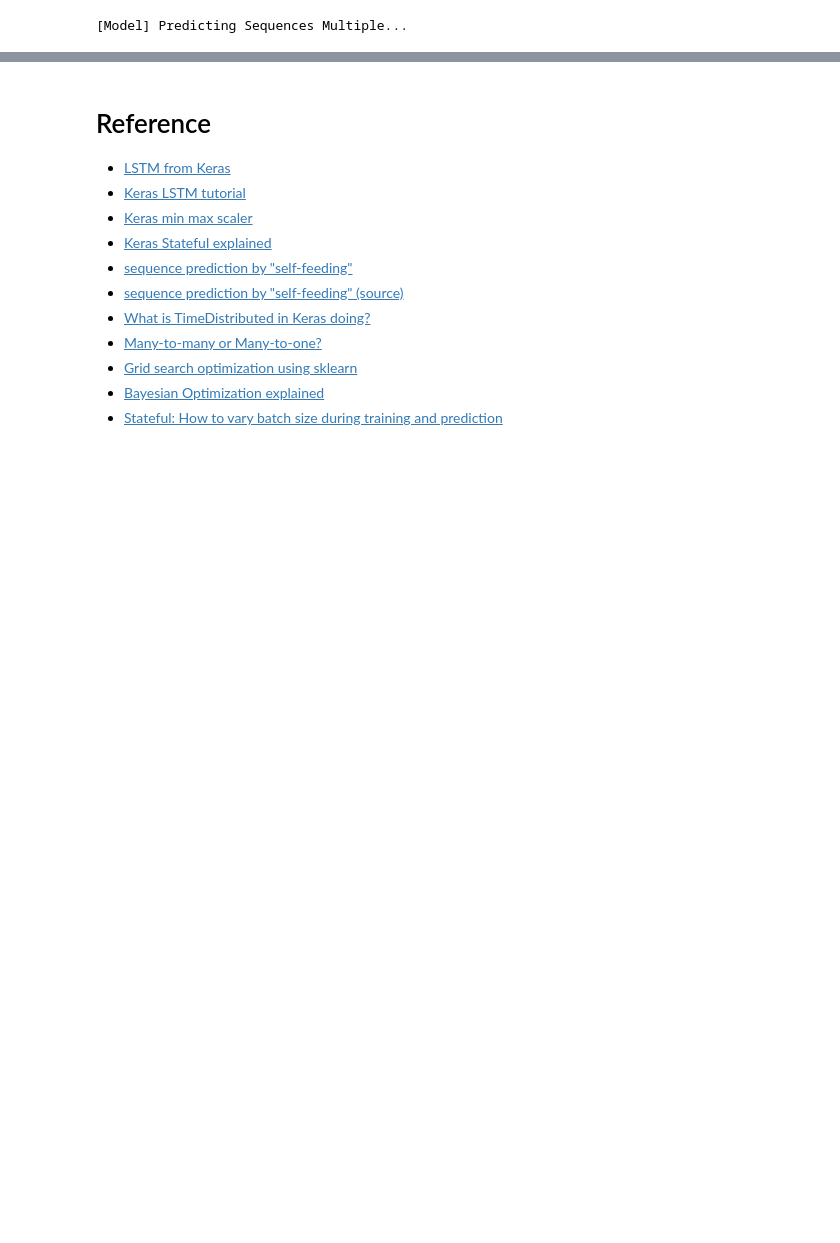
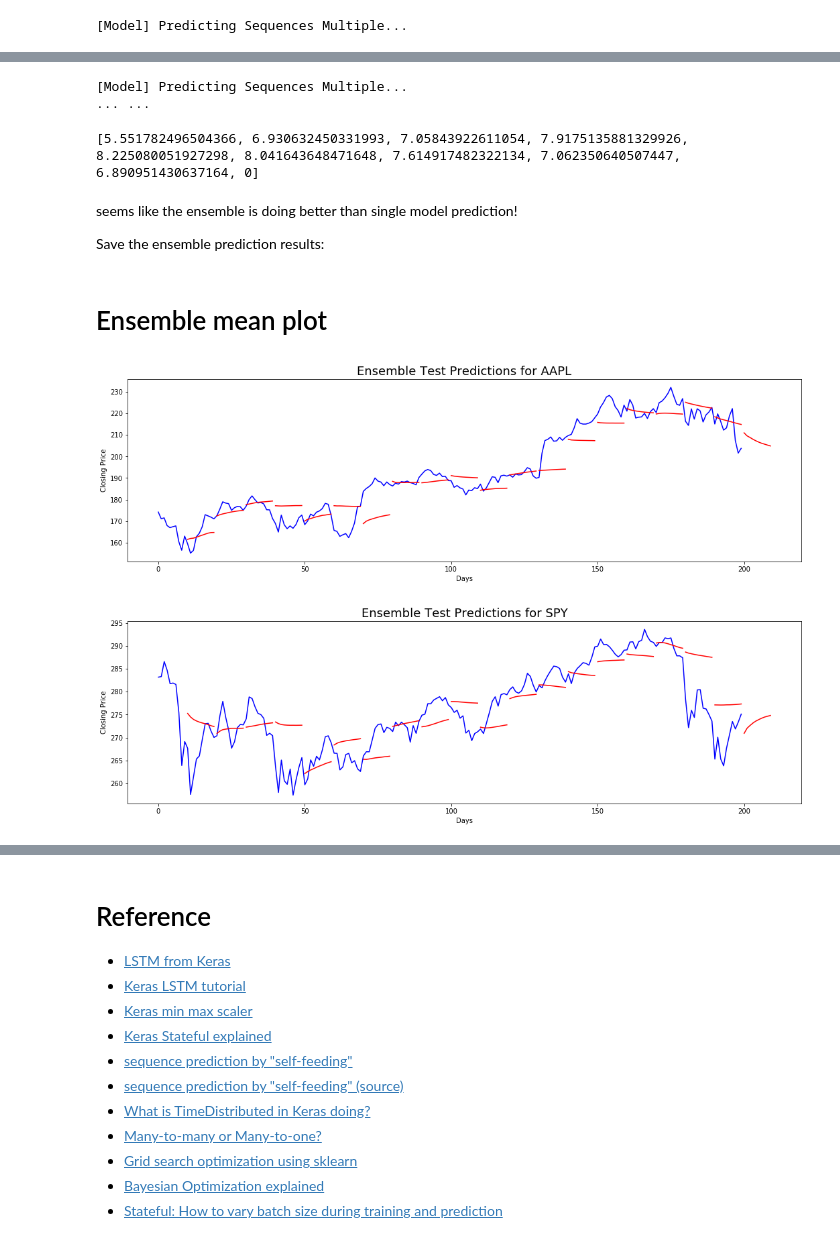
Before and after one commit to ginochen/LSTM_stock, a Jupyter notebook: LSTM_stock.ipynb, the cells around one changed output, grey strips where cells are left out. Drawn from its saved outputs; the diff is of its cells as text; code cells hidden in the pictures; blank space fills up the shorter version.

```diff
--- a/LSTM_stock.ipynb
+++ b/LSTM_stock.ipynb
@@ -286,0 +314,19 @@ plt.show()
+# %%
+nens = 30 # pick last 30 ensemble members/epochs
+y_ens = np.zeros((batchsize,prediction_len,ndim,nens))
+for i in range(nens): # obtain the ensemble
+    y_ens[:,:,:,i] = predict(200-i, prediction_len=10, window_size=1,test_data=test,batchsize=batchsize,ndim=ndim)
+# %% [output]
+[Model] Predicting Sequences Multiple...
+... ...
+# %%
+rms_ens = [0]*nsteps
+for i in range(nsteps-1):
+    rms_ens[i] = sqrt(mean_squared_error(x_inv[1:,i,0], y_ens[:-1,i,0,:].mean(axis=1))) # observation lag (last prediction lead) by one batch/10 steps
+print(rms_ens)
+# %% [output]
+[5.551782496504366, 6.930632450331993, 7.05843922611054, 7.9175135881329926, 8.225080051927298, 8.041643648471648, 7.614917482322134, 7.062350640507447, 6.890951430637164, 0]
+# %% [markdown]
+seems like the ensemble is doing better than single model prediction!
+
+Save the ensemble prediction results:
@@ -287,3 +339,28 @@ plt.show()
+# %% [markdown]
+# Ensemble mean plot
+# %%
+from matplotlib import pyplot as plt
+from pandas import DataFrame as df
+import time
+plt.figure(figsize = (18,5))
+plt.title('Ensemble Test Predictions for AAPL',fontsize=18)
+plt.xlabel('Days')
+plt.ylabel('Closing Price')
+plt.plot(range(0,batchsize*prediction_len),x_inv[:,:,0].reshape(-1,1),'b')
+for i in range(batchsize):
+    plt.plot(range((i+1)*prediction_len,(i+2)*prediction_len),y_ens[i,:,0,:].mean(axis=1),'r')
+
+plt.figure(figsize = (18,5))
+plt.title('Ensemble Test Predictions for SPY',fontsize=18)
+plt.xlabel('Days')
+plt.ylabel('Closing Price')
+plt.plot(range(0,batchsize*prediction_len),x_inv[:,:,2].reshape(-1,1),'b')
+for i in range(batchsize):
+    plt.plot(range((i+1)*prediction_len,(i+2)*prediction_len),y_ens[i,:,2,:].mean(axis=1),'r')
+plt.show()
+# %% [output]
+[figure, added]
+[figure, added]
 # %% [markdown]
 # Summary
 The purpose of this project is to show how to implement multi-feature LSTM by Keras. Apparently the stock price prediction is imperfect by using the four features and 10-lag inputs.
```
Also changed, not shown: parts of 12 cells of this notebook.
